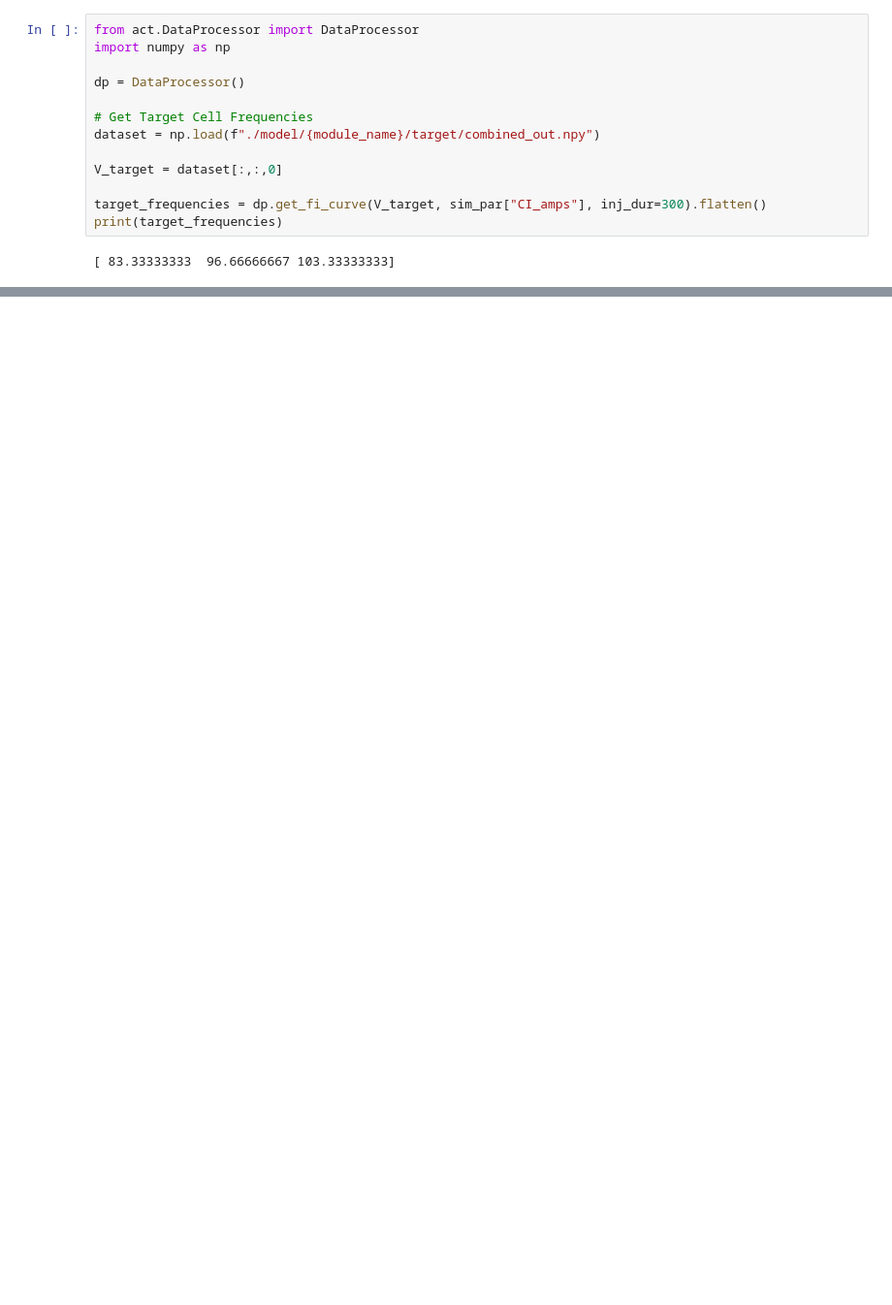
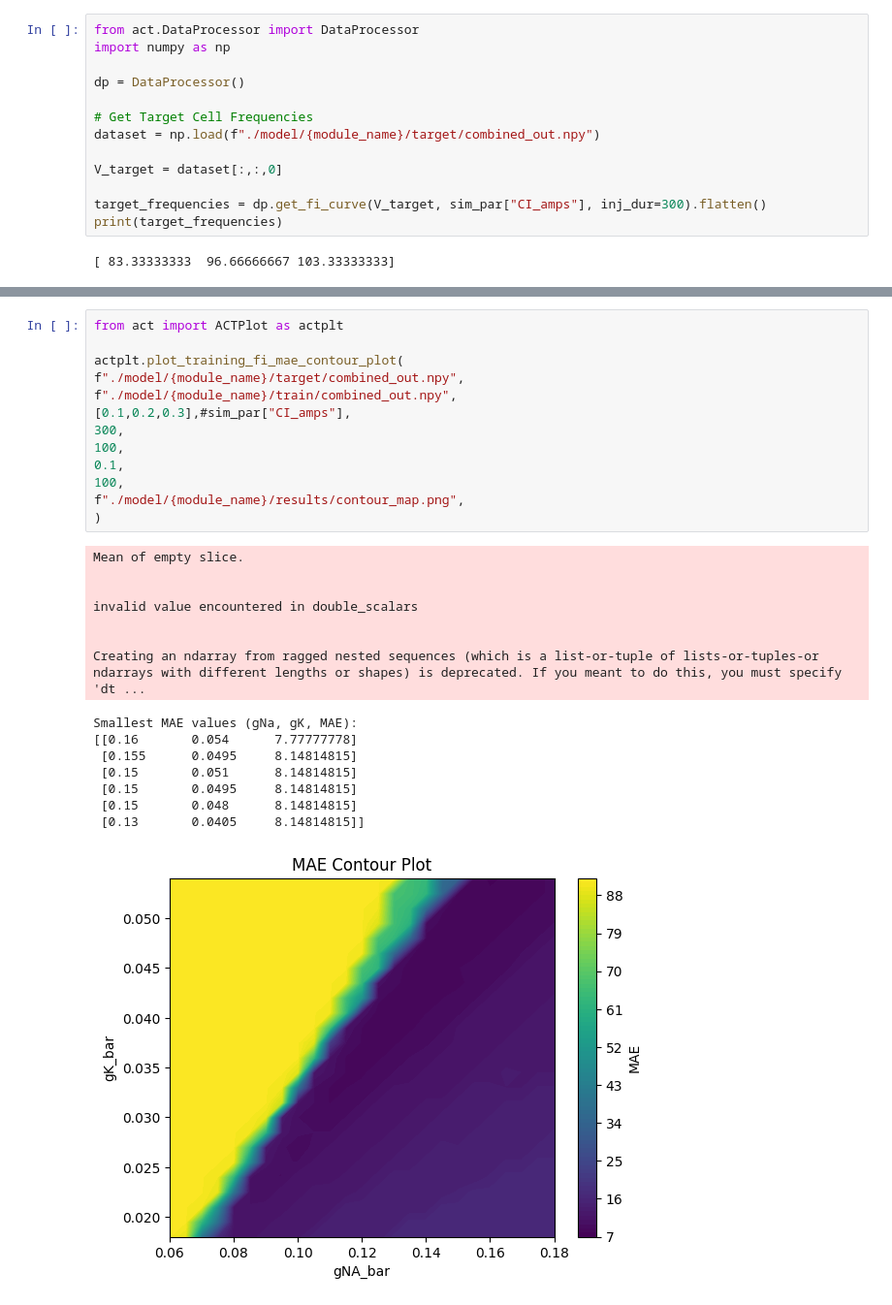
Before and after one commit to V-Marco/ACT, a Jupyter notebook: spiker_seg.ipynb, the cells around one changed output, grey strips where cells are left out. Shown at 97% size. Drawn from its saved outputs; the diff is of its cells as text; blank space fills up the shorter version.

Commit message:
added a contour map. Added a saved_metrics.json file that tracks major metrics. Started a function to average out metrics over multiple seed runs.

```diff
--- a/spiker_seg.ipynb
+++ b/spiker_seg.ipynb
@@ -275,3 +273,32 @@ Ordered [  3   4 674] to [674   3   4]
+# %%
+from act import ACTPlot as actplt
+
+actplt.plot_training_fi_mae_contour_plot(
+f"./model/{module_name}/target/combined_out.npy",
+f"./model/{module_name}/train/combined_out.npy",
+[0.1,0.2,0.3],#sim_par["CI_amps"],
+300,
+100,
+0.1,
+100,
+f"./model/{module_name}/results/contour_map.png",
+)
+# %% [output]
+Mean of empty slice.
+
+
+invalid value encountered in double_scalars
+
+
+Creating an ndarray from ragged nested sequences (which is a list-or-tuple of lists-or-tuples-or ndarrays with different lengths or shapes) is deprecated. If you meant to do this, you must specify 'dt ...
+Smallest MAE values (gNa, gK, MAE):
+[[0.16       0.054      7.77777778]
+ [0.155      0.0495     8.14814815]
+ [0.15       0.051      8.14814815]
+ [0.15       0.0495     8.14814815]
+ [0.15       0.048      8.14814815]
+ [0.13       0.0405     8.14814815]]
+[figure, added]
 # %%
 from act import ACTPlot as actplt
 
```
Also changed, not shown: parts of 7 cells of this notebook, 8 other files.
